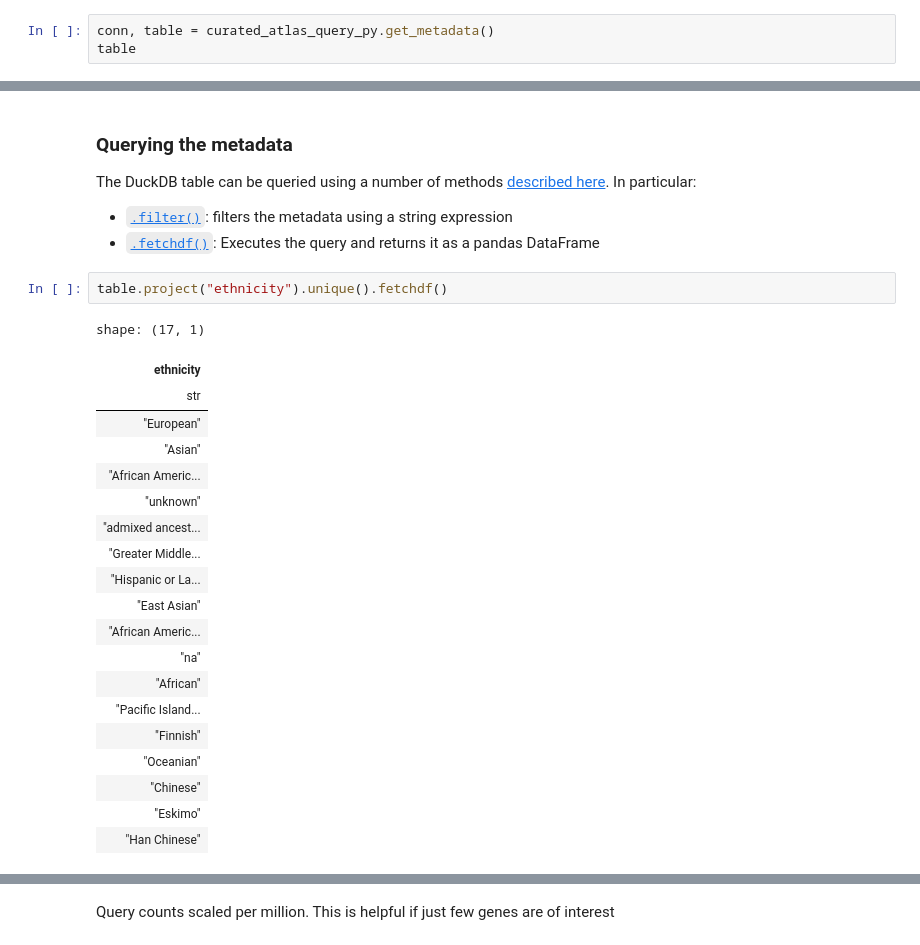
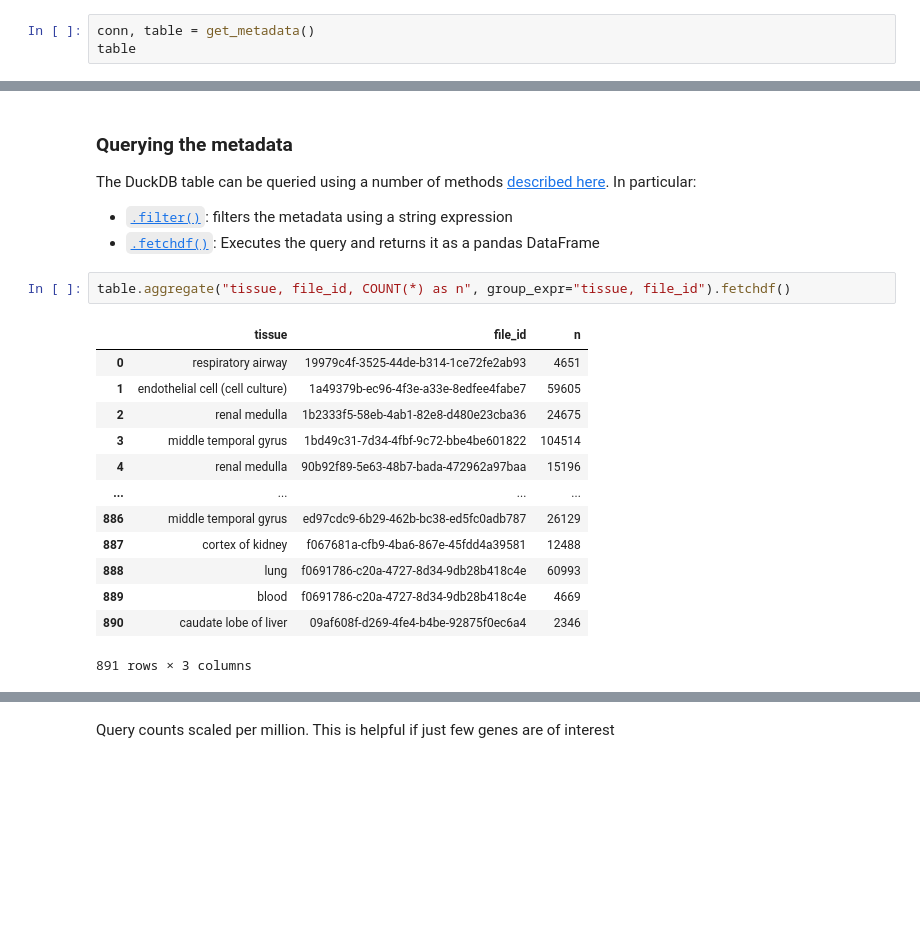
Before and after one commit to MangiolaLaboratory/cellNexusPy, a Jupyter notebook: demo.ipynb, the cells around one changed output, grey strips where cells are left out. Saved outputs shown, nothing was run; the diff lists cells and outputs as text; blank space fills up the shorter version.

```diff
--- a/demo.ipynb
+++ b/demo.ipynb
@@ -9,6 +9,6 @@ from curated_atlas_query_py import get_metadata, get_anndata
 The `get_metadata()` function returns a database connection and a DuckDB table.
 The table can be used to query the metadata, while the connection's main purpose is to be closed when you are finished.
 # %%
-conn, table = curated_atlas_query_py.get_metadata()
+conn, table = get_metadata()
 table
 # %% [output]
@@ -18,27 +34,20 @@ Error:
 The DuckDB table can be queried using a number of methods [described here](https://duckdb.org/docs/api/python/reference/#duckdb.DuckDBPyRelation). In particular:
 * [`.filter()`](https://duckdb.org/docs/api/python/reference/#duckdb.DuckDBPyRelation.filter): filters the metadata using a string expression
 * [`.fetchdf()`](https://duckdb.org/docs/api/python/reference/#duckdb.DuckDBPyRelation.fetchdf): Executes the query and returns it as a pandas DataFrame
-# %%
-table.project("ethnicity").unique().fetchdf()
-# %% [output]
-shape: (17, 1)
-| ethnicity |
-| str |
-| "European" |
-| "Asian" |
-| "African Americ... |
-| "unknown" |
-| "admixed ancest... |
-| "Greater Middle... |
-| "Hispanic or La... |
-| "East Asian" |
-| "African Americ... |
-| "na" |
-| "African" |
-| "Pacific Island... |
-| "Finnish" |
-| "Oceanian" |
-| "Chinese" |
-| "Eskimo" |
-| "Han Chinese" |
+# %%
+table.aggregate("tissue, file_id, COUNT(*) as n", group_expr="tissue, file_id").fetchdf()
+# %% [output]
+|  | tissue | file_id | n |
+| 0 | respiratory airway | 19979c4f-3525-44de-b314-1ce72fe2ab93 | 4651 |
+| 1 | endothelial cell (cell culture) | 1a49379b-ec96-4f3e-a33e-8edfee4fabe7 | 59605 |
+| 2 | renal medulla | 1b2333f5-58eb-4ab1-82e8-d480e23cba36 | 24675 |
+| 3 | middle temporal gyrus | 1bd49c31-7d34-4fbf-9c72-bbe4be601822 | 104514 |
+| 4 | renal medulla | 90b92f89-5e63-48b7-bada-472962a97baa | 15196 |
+| ... | ... | ... | ... |
+| 886 | middle temporal gyrus | ed97cdc9-6b29-462b-bc38-ed5fc0adb787 | 26129 |
+| 887 | cortex of kidney | f067681a-cfb9-4ba6-867e-45fdd4a39581 | 12488 |
+| 888 | lung | f0691786-c20a-4727-8d34-9db28b418c4e | 60993 |
+| 889 | blood | f0691786-c20a-4727-8d34-9db28b418c4e | 4669 |
+| 890 | caudate lobe of liver | 09af608f-d269-4fe4-b4be-92875f0ec6a4 | 2346 |
+891 rows × 3 columns
 # %%
```
Also changed, not shown: parts of 20 cells of this notebook, 2 other files.
